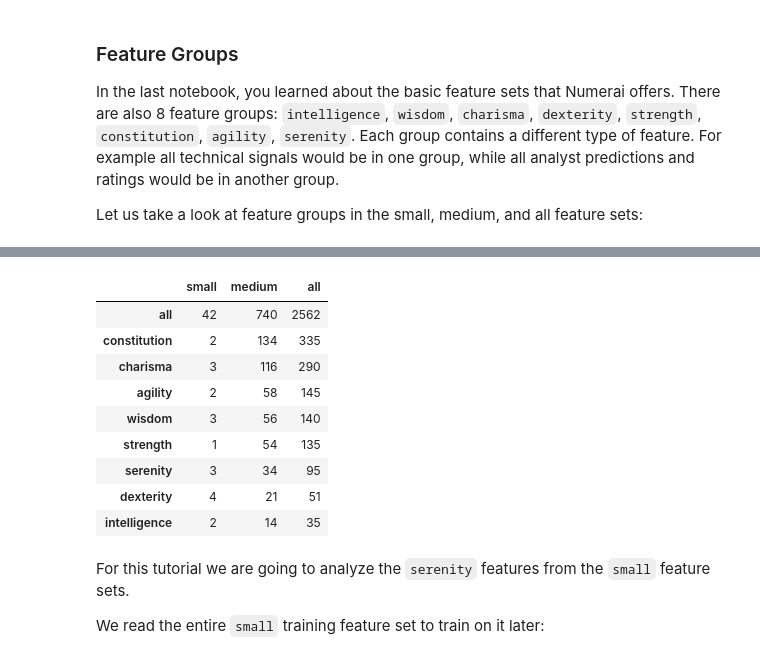
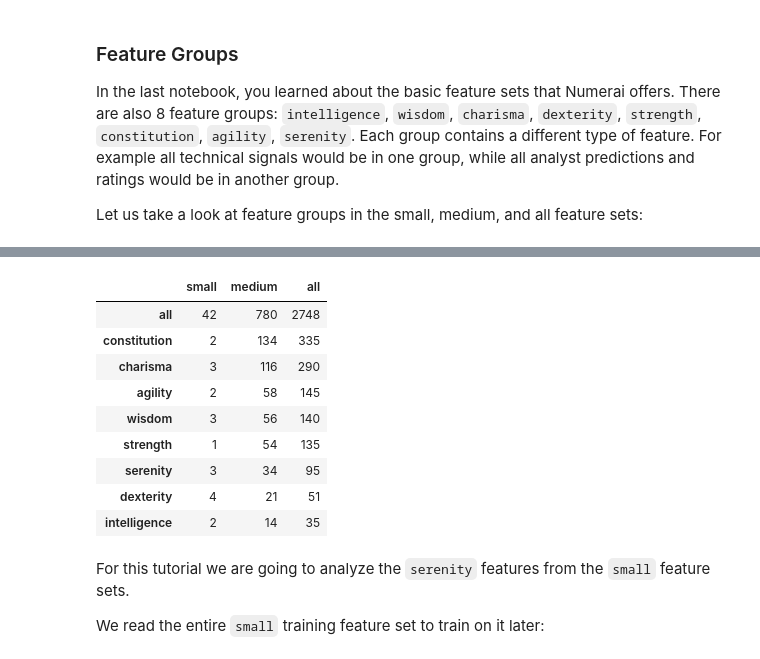
Before and after one commit to numerai/example-scripts, a Jupyter notebook: feature_neutralization.ipynb, the cells around one changed output, grey strips where cells are left out. Drawn from its saved outputs; the diff is of its cells as text; code cells hidden in the pictures.

```diff
--- a/feature_neutralization.ipynb
+++ b/feature_neutralization.ipynb
@@ -45,7 +45,7 @@ from numerapi import NumerAPI
 napi = NumerAPI()
 
 # Set data version to one of the latest datasets
-DATA_VERSION = "v5.1"
+DATA_VERSION = "v5.2"
 
 napi.download_dataset(f"{DATA_VERSION}/features.json")
 feature_metadata = json.load(open(f"{DATA_VERSION}/features.json"))
@@ -82,5 +82,5 @@ pd.DataFrame(subgroups).applymap(len).sort_values(by="all", ascending=False)
 |  | small | medium | all |
-| all | 42 | 740 | 2562 |
+| all | 42 | 780 | 2748 |
 | constitution | 2 | 134 | 335 |
 | charisma | 3 | 116 | 290 |
 | agility | 2 | 58 | 145 |
```
Also changed, not shown: parts of 20 cells of this notebook, 11 other files.
